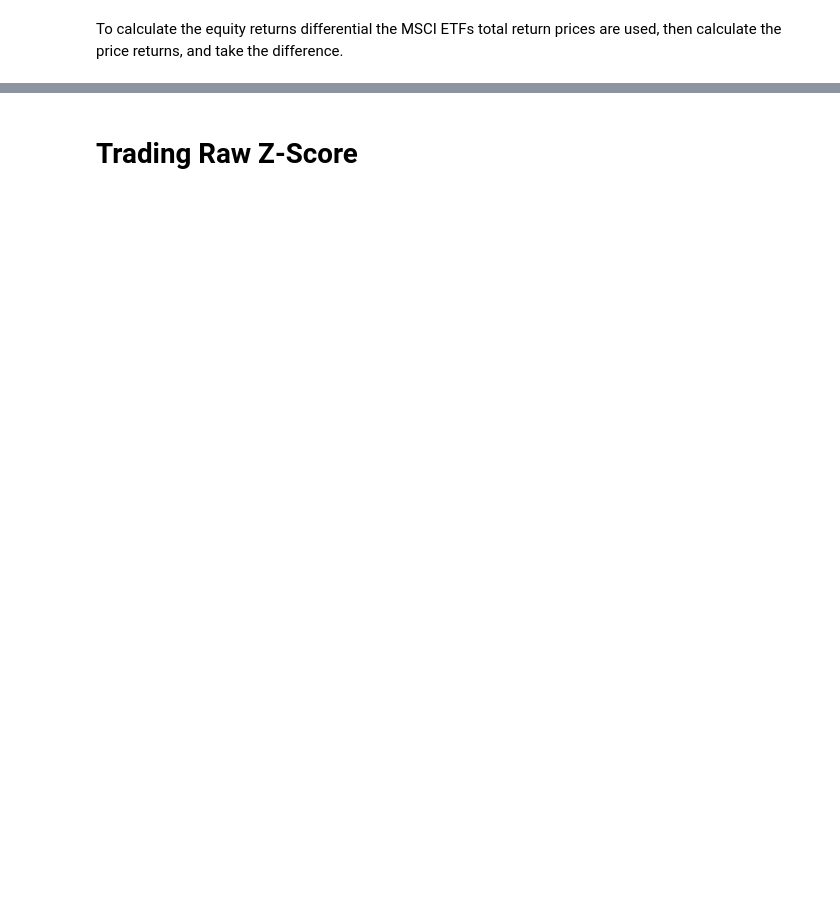
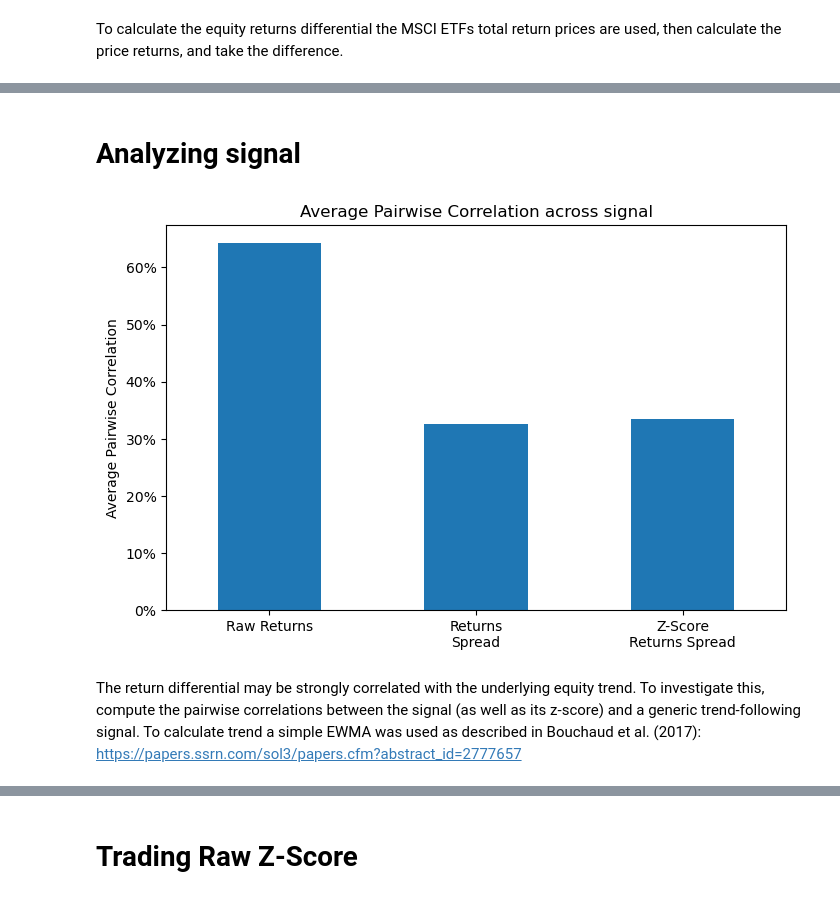
Before and after one commit to diegodalvarez/FXEquitySpillover, a Jupyter notebook: 1SignalStrategies.ipynb, the cells around one changed output, grey strips where cells are left out. Cells and saved outputs as stored; diff of their text form; code cells hidden in the pictures; blank space fills up the shorter version.

```diff
--- a/1SignalStrategies.ipynb
+++ b/1SignalStrategies.ipynb
@@ -61,0 +66,46 @@ df_combined = (df_fut_rtn.rename(
+# %% [markdown]
+# Analyzing signal
+# %%
+avg_corr = (df_eq_spread.pivot(
+    index = "date", columns = "ticker", values = "value").
+    corr().
+    to_numpy().
+    ravel().
+    mean())
+
+spread_corr = (df_eq_spread.pivot(
+    index = "date", columns = "ticker", values = "spread").
+    corr().
+    to_numpy().
+    ravel().
+    mean())
+
+zscore_corr = (df_signal.pivot(
+    index = "date", columns = "etf_ticker", values = "signal").
+    corr().
+    to_numpy().
+    ravel().
+    mean())
+# %%
+fig, axes = plt.subplots(figsize = (8,5))
+
+(pd.DataFrame({
+    "signal": ["Raw Returns", "Returns\nSpread", "Z-Score\nReturns Spread"],
+    "value" : [avg_corr, spread_corr, zscore_corr]}).
+    set_index("signal").
+    plot(
+        ax     = axes,
+        kind   = "bar",
+        rot    = 0,
+        xlabel = "",
+        legend = False,
+        ylabel = "Average Pairwise Correlation",
+        title  = "Average Pairwise Correlation across signal"))
+
+axes.yaxis.set_major_formatter(formatter = FuncFormatter(lambda x, pos: f"{x:.0%}"))
+out_path = os.path.join("latex", "AveragePairwiseCorrelation.png")
+fig.savefig(out_path, dpi = 300)
+# %% [output]
+[figure, added]
+# %% [markdown]
+The return differential may be strongly correlated with the underlying equity trend. To investigate this, compute the pairwise correlations between the signal (as well as its z-score) and a generic trend-following signal. To calculate trend a simple EWMA was used as described in Bouchaud et al. (2017): https://papers.ssrn.com/sol3/papers.cfm?abstract_id=2777657
```
Also changed, not shown: parts of 24 cells of this notebook, 2 other files.
